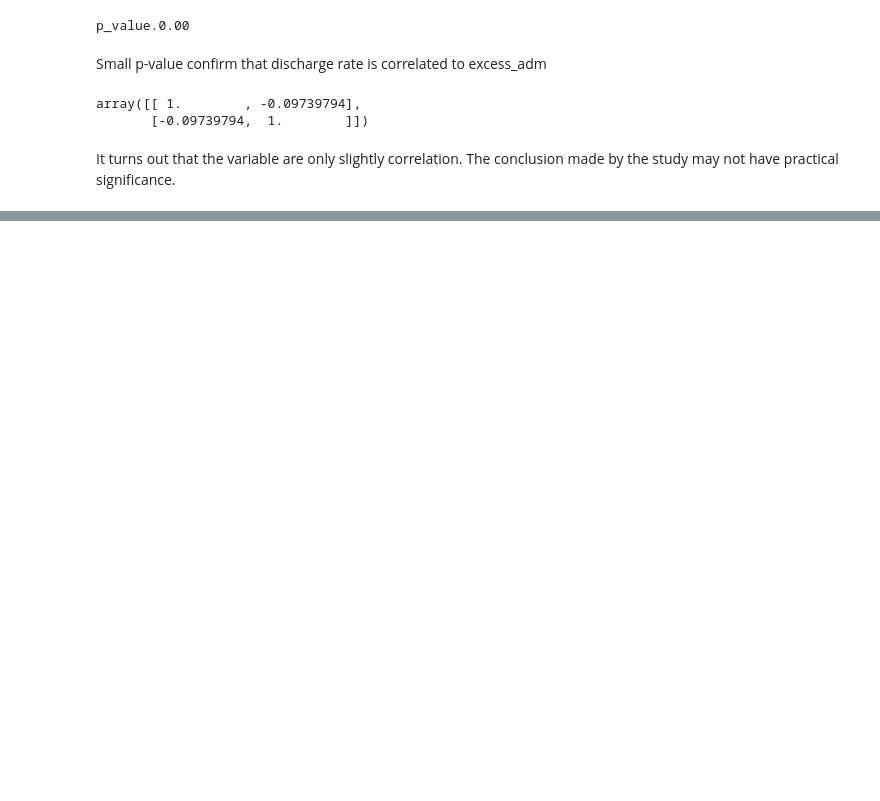
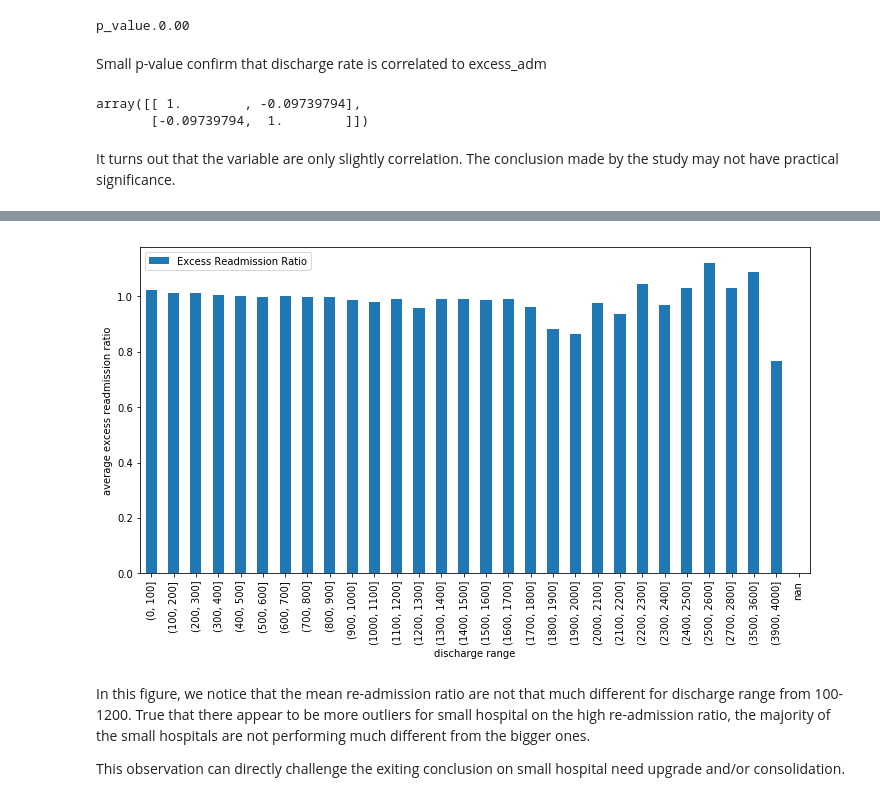
Before and after one commit to sittingman/springboardproj, a Jupyter notebook: hospital_readmit/sliderule_dsi_inferential_statistics_exercise_3.ipynb, the cells around one changed output, grey strips where cells are left out. Cells and saved outputs as stored; diff of their text form; code cells hidden in the pictures; blank space fills up the shorter version.

```diff
--- a/hospital_readmit/sliderule_dsi_inferential_statistics_exercise_3.ipynb
+++ b/hospital_readmit/sliderule_dsi_inferential_statistics_exercise_3.ipynb
@@ -239,0 +207,13 @@ The conclusion on smaller facility/hospital providing lower quality service is a
+# %%
+graph_new = explore_hospital.pivot_table(values='Excess Readmission Ratio', index='binned', aggfunc='mean', fill_value=0)
+# %%
+graph_new.plot(kind='bar', figsize=(12,6));
+plt.xlabel('discharge range')
+plt.ylabel('average excess readmission ratio')
+plt.show()
+# %% [output]
+[figure, added]
+# %% [markdown]
+In this figure, we notice that the mean re-admission ratio are not that much different for discharge range from 100-1200. True that there appear to be more outliers for small hospital on the high re-admission ratio, the majority of the small hospitals are not performing much different from the bigger ones.
+
+This observation can directly challenge the exiting conclusion on small hospital need upgrade and/or consolidation.
```
Also changed, not shown: parts of 22 cells of this notebook.
